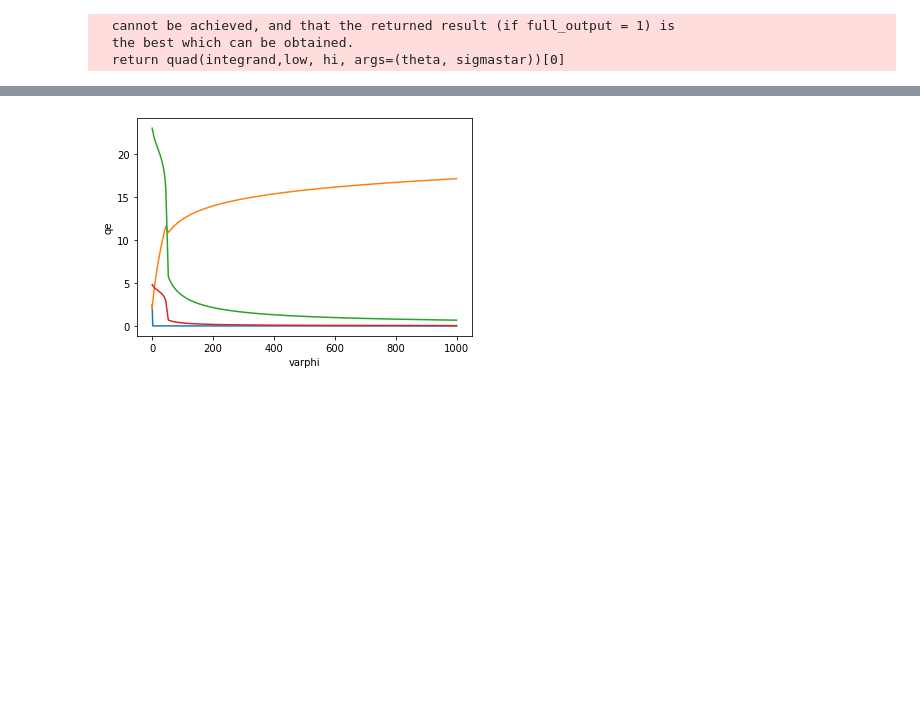
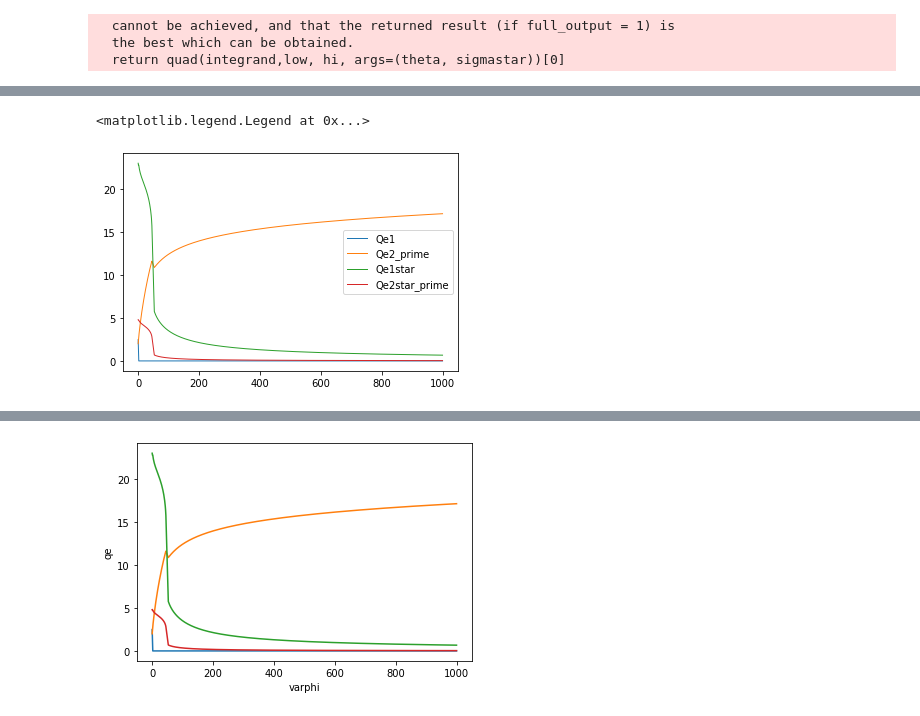
Before and after one commit to VoliCrank/Optimal-Unilateral-Carbon-Policy, a Jupyter notebook: Data/codes/renewable_one.ipynb, the cells around one changed output, grey strips where cells are left out. Cells and saved outputs as stored; diff of their text form; code cells hidden in the pictures; blank space fills up the shorter version.

```diff
--- a/Data/codes/renewable_one.ipynb
+++ b/Data/codes/renewable_one.ipynb
@@ -240,0 +272,11 @@ did not converge 52
+# %%
+df1 = df_fin
+#plt.xlim(0,100)
+plt.plot(df1['varphi'],df1['Qe1_prime'],linewidth=1, label = 'Qe1')
+plt.plot(df1['varphi'],df1['Qe2_prime'],linewidth=1, label = 'Qe2_prime')
+plt.plot(df1['varphi'],df1['Qe1star_prime'],linewidth=1, label = 'Qe1star')
+plt.plot(df1['varphi'],df1['Qe2star_prime'],linewidth=1, label = 'Qe2star_prime')
+plt.legend()
+# %% [output]
+<matplotlib.legend.Legend at 0x...>
+[figure, added]
```
Also changed, not shown: parts of 17 cells of this notebook, 1 other file.
